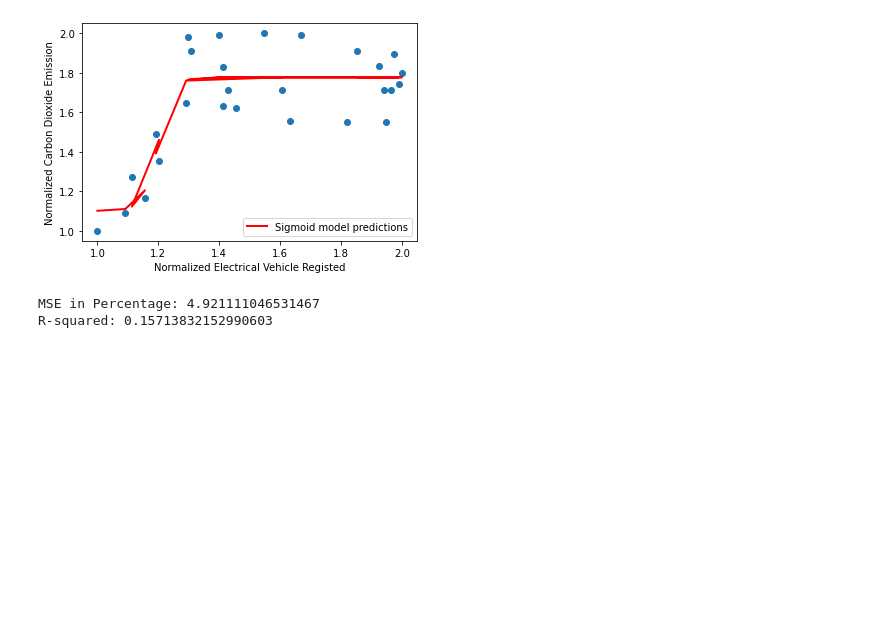
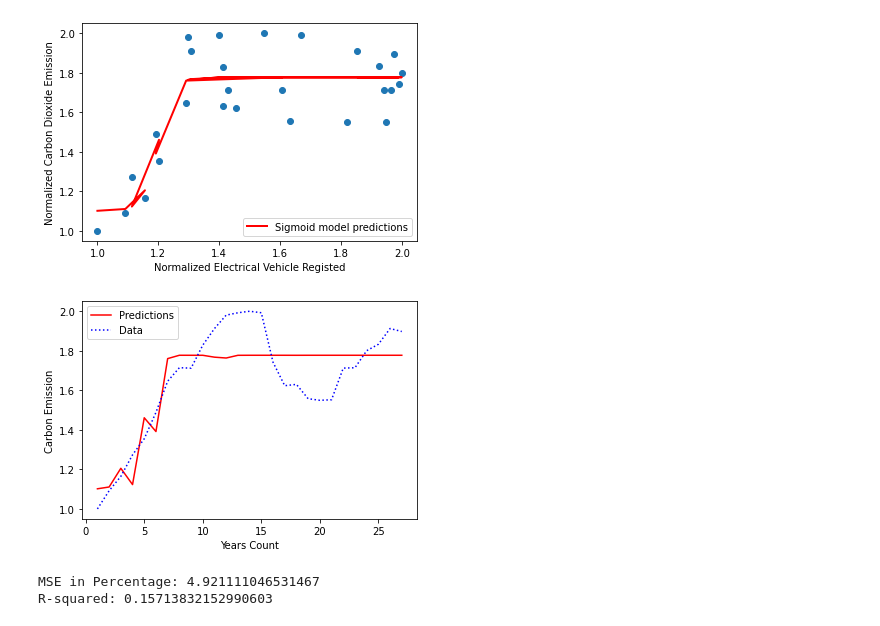
Before and after one commit to IsaacJohnEvans/EV_affect_on_emissions, a Jupyter notebook: Linear_regression_correlation_study_eric.ipynb, the cells around one changed output. Drawn from its saved outputs; the diff is of its cells as text; code cells hidden in the pictures; blank space fills up the shorter version.

```diff
--- a/Linear_regression_correlation_study_eric.ipynb
+++ b/Linear_regression_correlation_study_eric.ipynb
@@ -294,7 +322,7 @@ usa_sigmoid_parameters = sigmoid_model(xx,yy)
 # Build the model further by adjusting the paramters to data points
 usa_sigmoid_curve, pcov = curve_fit(sigmoid_function, xx, yy, usa_sigmoid_parameters)
 # Make predictions
-usa_sig_predictions = func(xx, *usa_sigmoid_curve)
+usa_sig_predictions = sigmoid_function(xx, *usa_sigmoid_curve)
 ##########################################################
 plot_predictons(xx,yy,usa_sig_predictions,'Sigmoid model')
 USASig_MSPE = mean_squared_percentage_error(yy,usa_sig_predictions) # Root Mean Squared Error, RMSE
@@ -305,6 +333,10 @@ print('R-squared:', USASig_Rsquared)
 MSE in Percentage: 1.2312191853137617
 R-squared: 0.7380968043790994
 [figure]
+# %%
+plot_predictions(usa_emission_by_veh_n,yy,usa_sig_predictions,'USASig_predictions')
+# %% [output]
+[figure, added]
 # %%
 # generate initial parameter values
 uk_x2_parameters = x2_model(uk_E_car_dat_t,uk_emission_by_veh_t)
```
Also changed, not shown: parts of 10 cells of this notebook, 5 other files.
